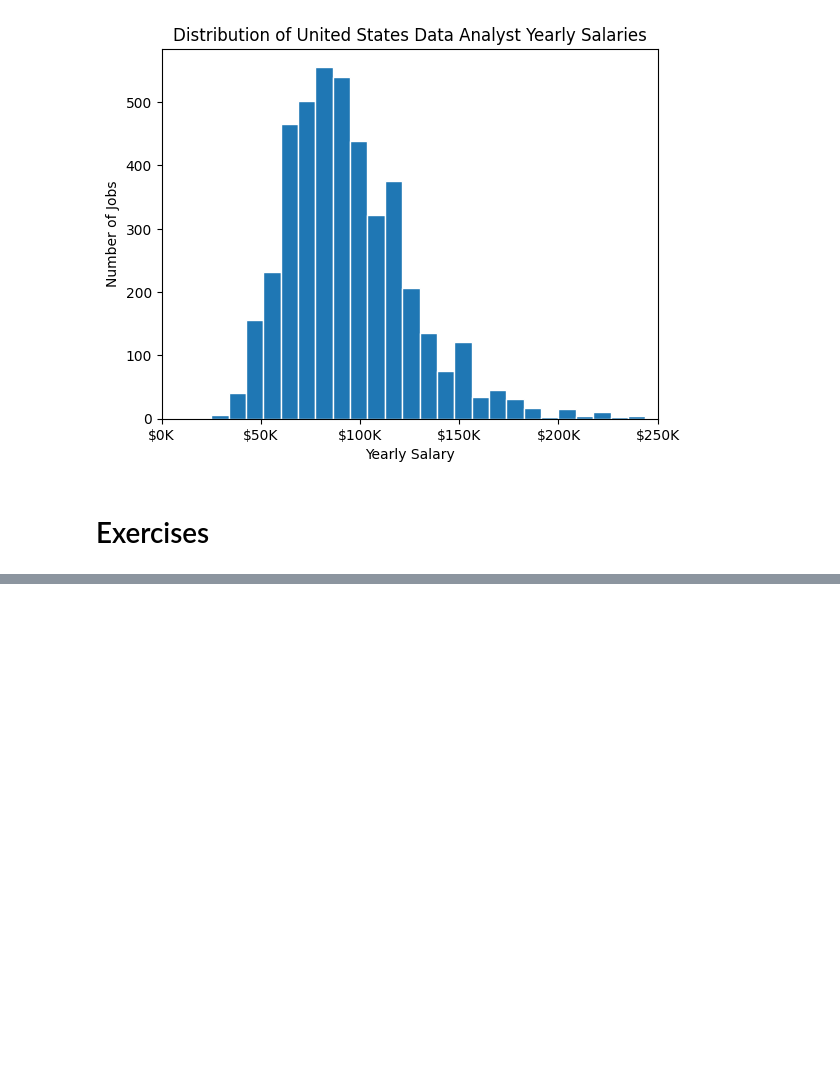
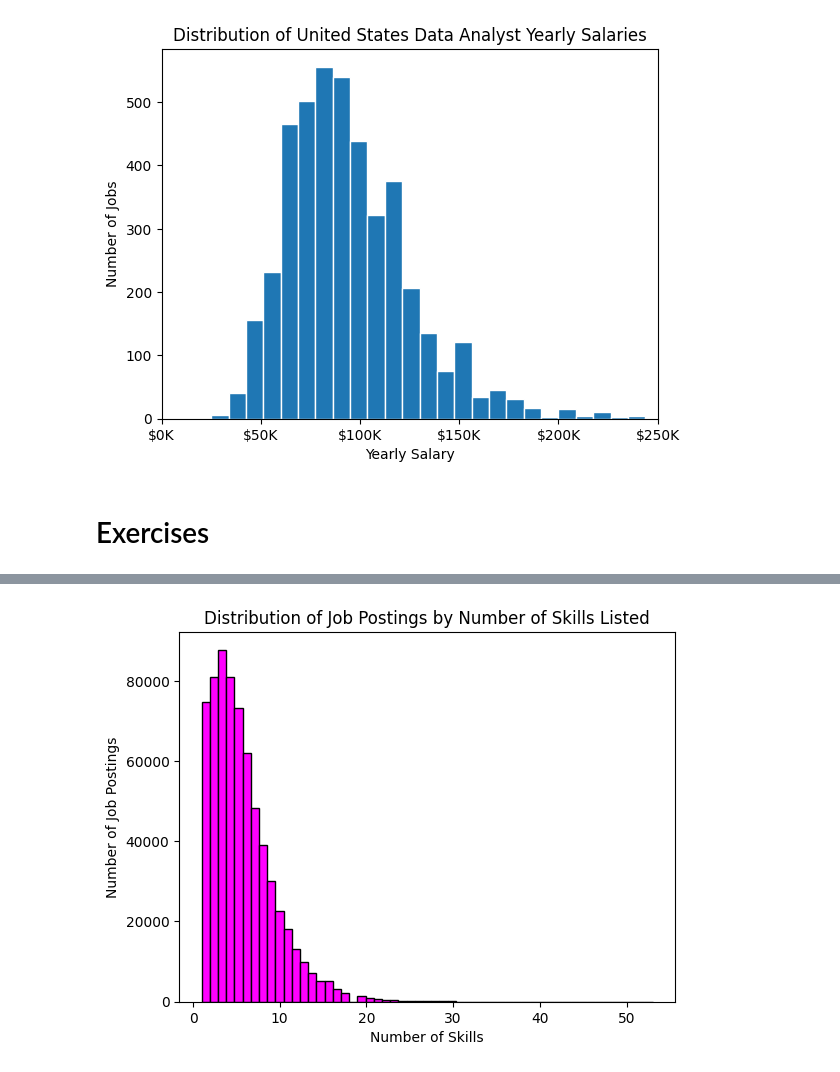
Before and after one commit to AdamWiercioch95/Python_Data_Exercises, a Jupyter notebook: matplotlib/5_Matplotlib_Histograms.ipynb, the cells around one changed output, grey strips where cells are left out. Cells and saved outputs as stored; diff of their text form; code cells hidden in the pictures; blank space fills up the shorter version.

```diff
--- a/matplotlib/5_Matplotlib_Histograms.ipynb
+++ b/matplotlib/5_Matplotlib_Histograms.ipynb
@@ -33,0 +50,18 @@ plt.show()
+# %%
+# Create a histogram to show the distribution of job postings by the number of skills listed using the job_skills column:
+#
+# Create a new DataFrame called df_skills to filter out job postings with non-null job_skills.
+# Customize the plot by setting the number of bins to 55, the bar color to 'magenta'
+# Add a title 'Distribution of Job Postings by Number of Skills Listed'.
+# Label the x-axis as 'Number of Skills' and the y-axis as 'Number of Job Postings'.
+
+df_skills = df.dropna(subset=['job_skills']).copy()
+df_skills['skills_num'] = df_skills['job_skills'].apply(len)
+
+df_skills['skills_num'].plot(kind='hist', bins=55, color='magenta', edgecolor='black')
+plt.title('Distribution of Job Postings by Number of Skills Listed')
+plt.xlabel('Number of Skills')
+plt.ylabel('Number of Job Postings')
+plt.show()
+# %% [output]
+[figure, added]
```
Also changed, not shown: parts of 2 cells of this notebook.
